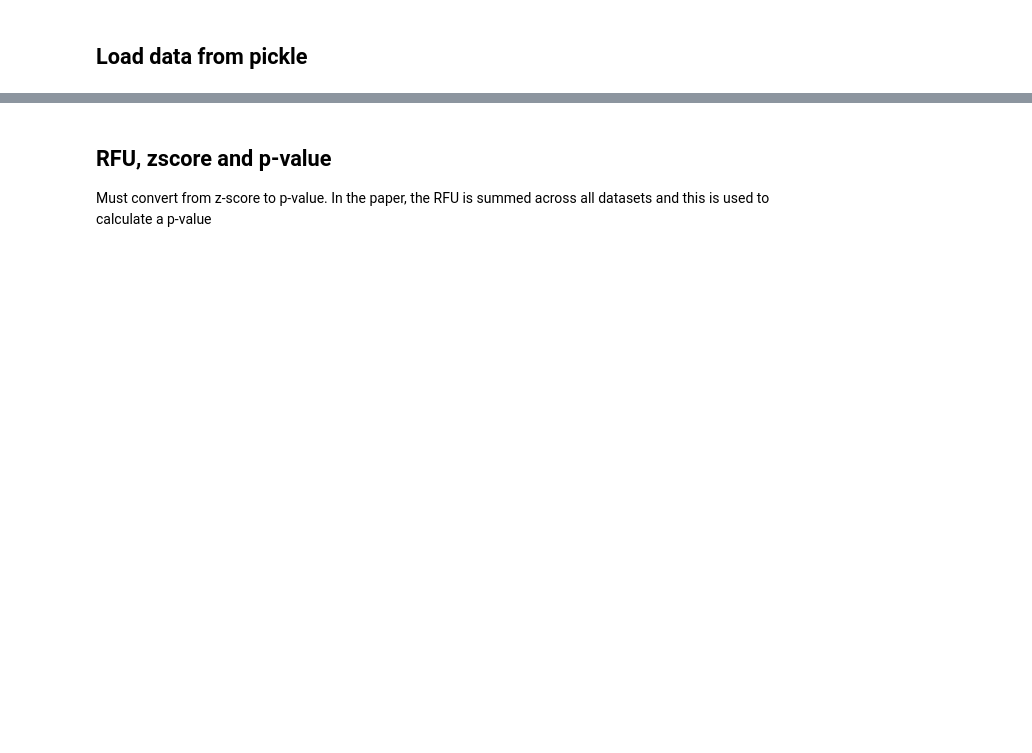
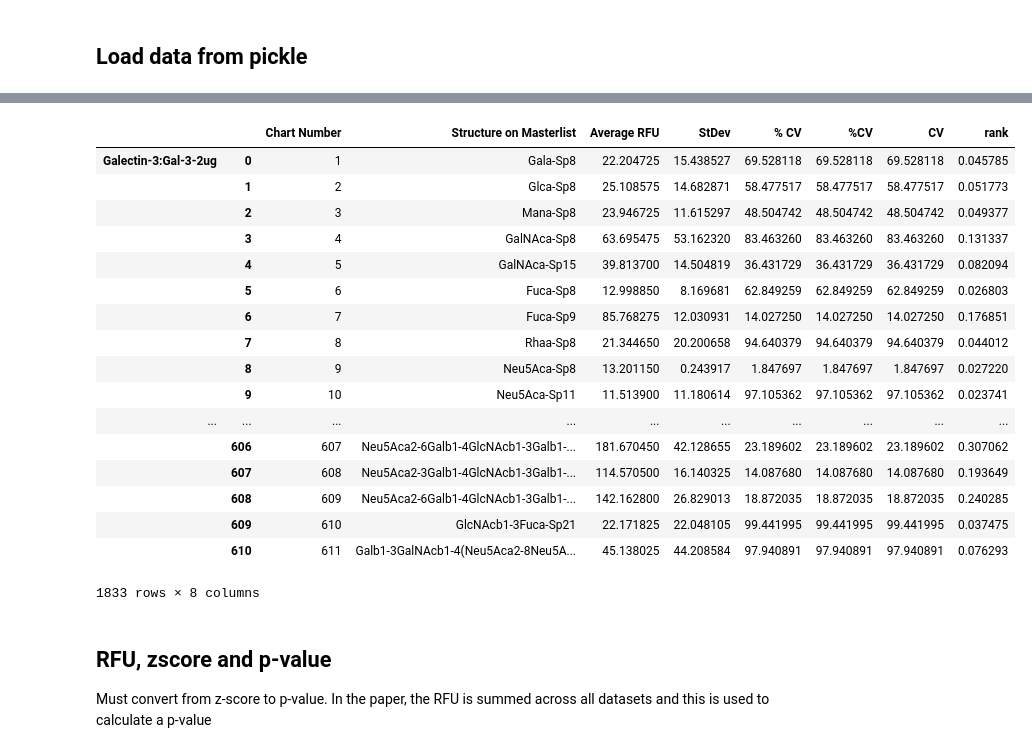
Before and after one commit to chrisbarnettster/cfg_array_analysis_notebooks, a Jupyter notebook: notebooks/zscore_highbinders_for_galectin.ipynb, the cells around one changed output, grey strips where cells are left out. Drawn from its saved outputs; the diff is of its cells as text; code cells hidden in the pictures; blank space fills up the shorter version.

```diff
--- a/notebooks/zscore_highbinders_for_galectin.ipynb
+++ b/notebooks/zscore_highbinders_for_galectin.ipynb
@@ -90,18 +106,38 @@ frame.head()
 # %%
 # choose data to work with
-frames=[dataframes[0]["dataframe"],dataframes[1]["dataframe"], dataframes[2]["dataframe"]]
-sample_keys=[dataframes[0]["sample"].encode('utf-8'),dataframes[1]["sample"].encode('utf-8'), dataframes[2]["sample"].encode('utf-8')]
+# ignore the 0.5 ug, use 2,5,10 ()
+frames=[dataframes[1]["dataframe"],dataframes[2]["dataframe"], dataframes[3]["dataframe"]]
+sample_keys=[dataframes[1]["sample"].encode('utf-8'),dataframes[2]["sample"].encode('utf-8'), dataframes[3]["sample"].encode('utf-8')]
 
 # recalculate CV and rank the glycans by RFU
 for frame in frames:
     frame["%CV"]=frame["% CV"]
     frame["CV"]=100*frame[STDEV]/frame[RFU]
     maxrfu=frame[RFU].max()
     frame["rank"]=100*frame[RFU]/maxrfu
 
 # peak at all frames
 result = pd.concat(frames, keys=sample_keys)
 result
+# %% [output]
+|  |  | Chart Number | Structure on Masterlist | Average RFU | StDev | % CV | %CV | CV | rank |
+| Galectin-3:Gal-3-2ug | 0 | 1 | Gala-Sp8 | 22.204725 | 15.438527 | 69.528118 | 69.528118 | 69.528118 | 0.045785 |
+|  | 1 | 2 | Glca-Sp8 | 25.108575 | 14.682871 | 58.477517 | 58.477517 | 58.477517 | 0.051773 |
+|  | 2 | 3 | Mana-Sp8 | 23.946725 | 11.615297 | 48.504742 | 48.504742 | 48.504742 | 0.049377 |
+|  | 3 | 4 | GalNAca-Sp8 | 63.695475 | 53.162320 | 83.463260 | 83.463260 | 83.463260 | 0.131337 |
+|  | 4 | 5 | GalNAca-Sp15 | 39.813700 | 14.504819 | 36.431729 | 36.431729 | 36.431729 | 0.082094 |
+|  | 5 | 6 | Fuca-Sp8 | 12.998850 | 8.169681 | 62.849259 | 62.849259 | 62.849259 | 0.026803 |
+|  | 6 | 7 | Fuca-Sp9 | 85.768275 | 12.030931 | 14.027250 | 14.027250 | 14.027250 | 0.176851 |
+|  | 7 | 8 | Rhaa-Sp8 | 21.344650 | 20.200658 | 94.640379 | 94.640379 | 94.640379 | 0.044012 |
+|  | 8 | 9 | Neu5Aca-Sp8 | 13.201150 | 0.243917 | 1.847697 | 1.847697 | 1.847697 | 0.027220 |
+|  | 9 | 10 | Neu5Aca-Sp11 | 11.513900 | 11.180614 | 97.105362 | 97.105362 | 97.105362 | 0.023741 |
+| ... | ... | ... | ... | ... | ... | ... | ... | ... | ... |
+|  | 606 | 607 | Neu5Aca2-6Galb1-4GlcNAcb1-3Galb1-... | 181.670450 | 42.128655 | 23.189602 | 23.189602 | 23.189602 | 0.307062 |
+|  | 607 | 608 | Neu5Aca2-3Galb1-4GlcNAcb1-3Galb1-... | 114.570500 | 16.140325 | 14.087680 | 14.087680 | 14.087680 | 0.193649 |
+|  | 608 | 609 | Neu5Aca2-6Galb1-4GlcNAcb1-3Galb1-... | 142.162800 | 26.829013 | 18.872035 | 18.872035 | 18.872035 | 0.240285 |
+|  | 609 | 610 | GlcNAcb1-3Fuca-Sp21 | 22.171825 | 22.048105 | 99.441995 | 99.441995 | 99.441995 | 0.037475 |
+|  | 610 | 611 | Galb1-3GalNAcb1-4(Neu5Aca2-8Neu5A... | 45.138025 | 44.208584 | 97.940891 | 97.940891 | 97.940891 | 0.076293 |
+1833 rows × 8 columns
 # %% [markdown]
 ## RFU, zscore and p-value
 Must convert from z-score to p-value.
```
Also changed, not shown: parts of 24 cells of this notebook, 5 other files.
